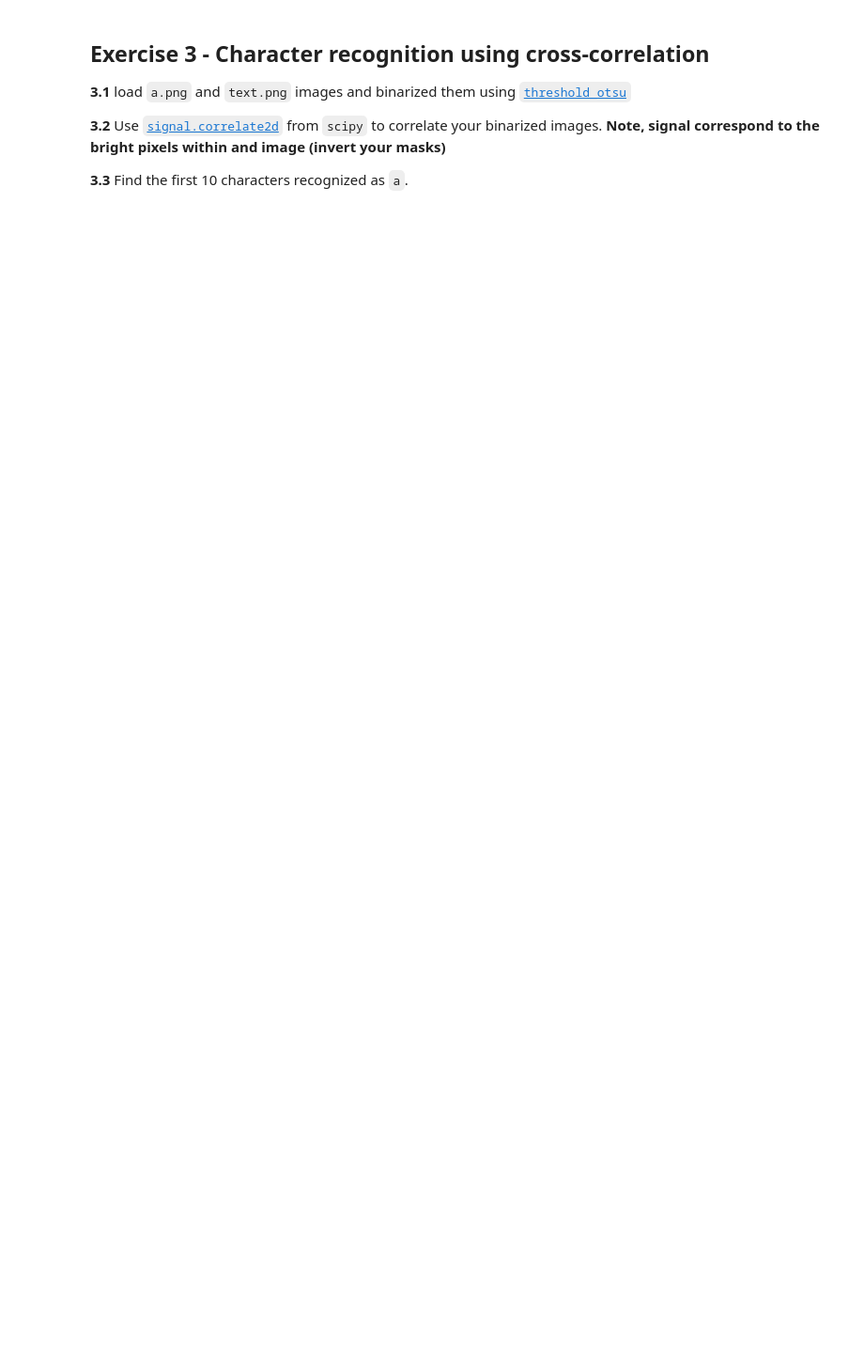
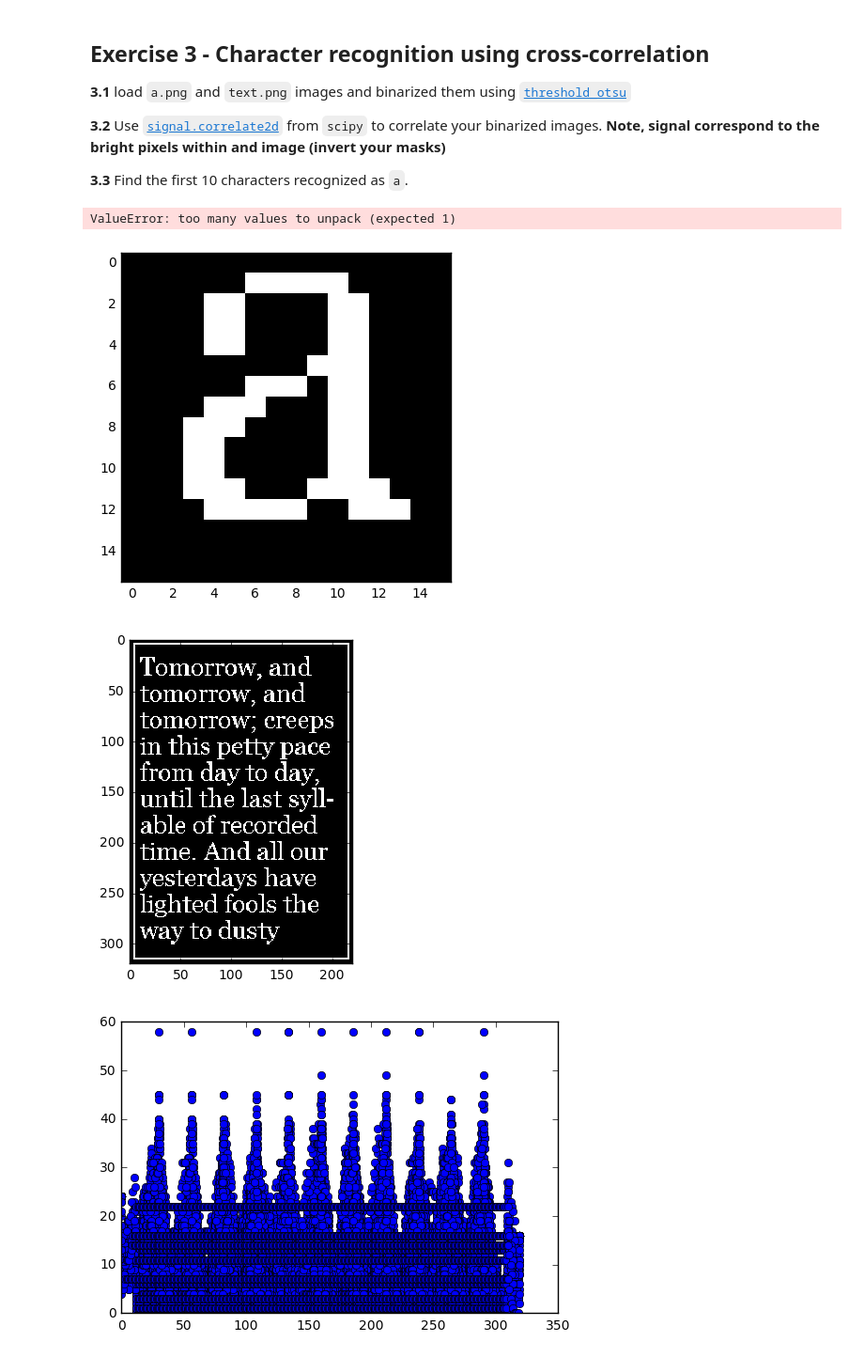
Before and after one commit to CarmenGenis/DSP-TP-1617, a Jupyter notebook: Lab3/python/Lab3.ipynb, the cells around one changed output. Shown at 94% size. Cells and saved outputs as stored; diff of their text form; code cells hidden in the pictures; blank space fills up the shorter version.

```diff
--- a/Lab3/python/Lab3.ipynb
+++ b/Lab3/python/Lab3.ipynb
@@ -100,3 +186,35 @@ $$ K = \frac{1.}{256}\begin{bmatrix} 1 & 4 & 6 & 4 & 1 \\ 4 & 16 & 24 & 16 & 4 \
 **Note, signal correspond to the bright pixels within and image (invert your masks)**
 
 **3.3** Find the first 10 characters recognized as `a`.
+# %%
+#Recognition Function
+
+#Reading the images and converting it to Grey scale
+a_ref = io.imread(("../images/a.png"),as_grey=True);
+text = io.imread(("../images/text.png"),as_grey=True);
+
+#Converting the images to binary
+thresh = threshold_otsu(a_ref)
+binary1 = a_ref <= thresh
+binary1 = img_as_float(binary1)
+
+thresh = threshold_otsu(text)
+binary2 = text <= thresh
+binary2 = img_as_float(binary2)
+
+#Displaying binary images
+io.imshow(binary1);
+plt.figure();
+io.imshow(binary2);
+
+#Implementing correlation function to both images
+corr = signal.correlate2d(binary2,binary1,boundary='symm', mode='same')
+
+#Displaying the correlation(It will show it in form of peaks)
+plt.figure();
+plt.stem(corr);
+# %% [output]
+ValueError: too many values to unpack (expected 1)
+[figure, added]
+[figure, added]
+[figure, added]
```
Also changed, not shown: parts of 8 cells of this notebook.
